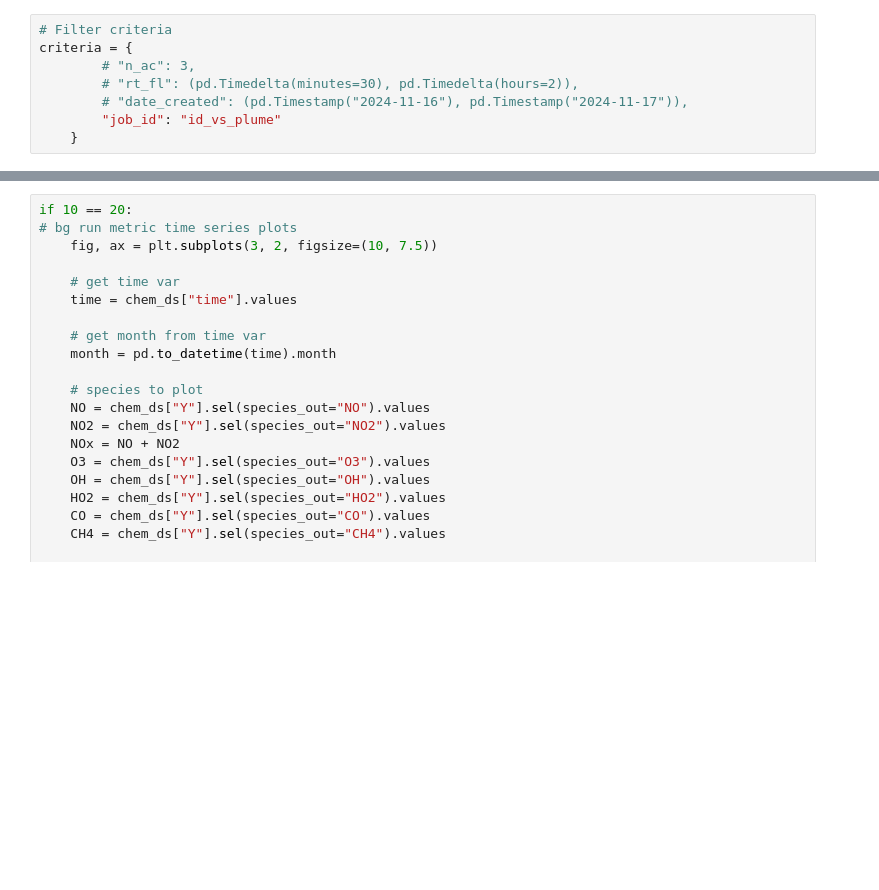
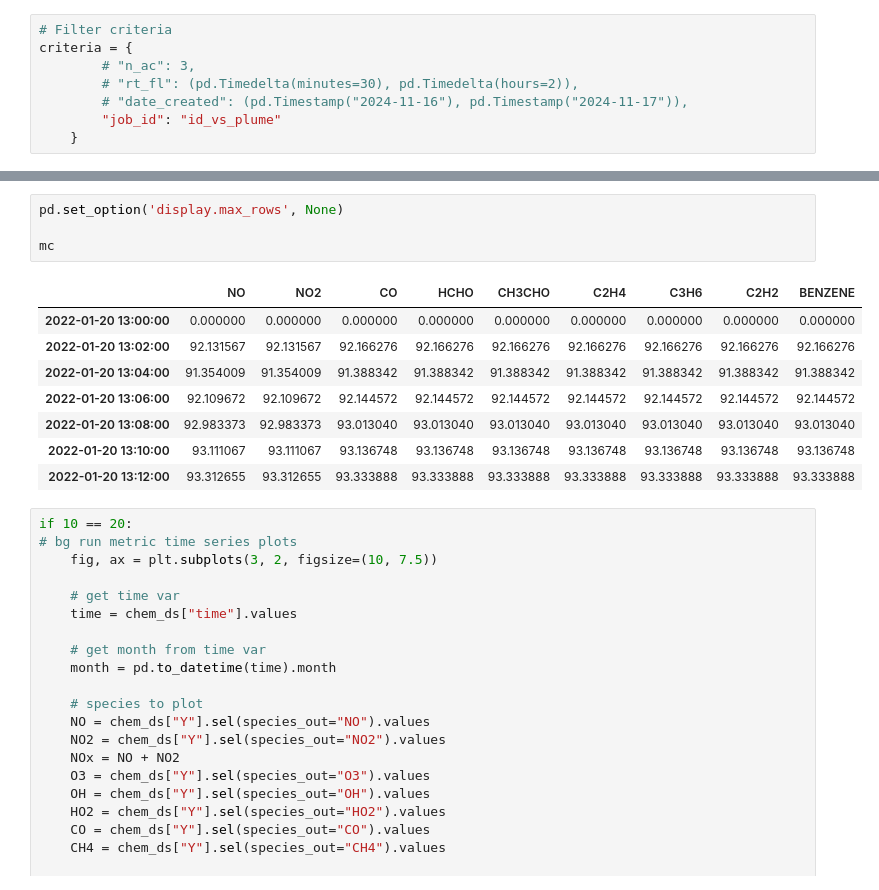
Before and after one commit to ktait98/pycontrails_kt, a Jupyter notebook: pycontrails/models/gpat/pp_gpat_id_vs_plume.ipynb, the cells around one changed output, grey strips where cells are left out. Saved outputs shown, nothing was run; the diff lists cells and outputs as text; blank space fills up the shorter version.

```diff
--- a/pycontrails/models/gpat/pp_gpat_id_vs_plume.ipynb
+++ b/pycontrails/models/gpat/pp_gpat_id_vs_plume.ipynb
@@ -118,3 +177,16 @@ KeyError: 'bg_run_NA_2022-09-01T12_00_00'
+# %%
+pd.set_option('display.max_rows', None)
+
+mc
+# %% [output]
+|  | NO | NO2 | CO | HCHO | CH3CHO | C2H4 | C3H6 | C2H2 | BENZENE |
+| 2022-01-20 13:00:00 | 0.000000 | 0.000000 | 0.000000 | 0.000000 | 0.000000 | 0.000000 | 0.000000 | 0.000000 | 0.000000 |
+| 2022-01-20 13:02:00 | 92.131567 | 92.131567 | 92.166276 | 92.166276 | 92.166276 | 92.166276 | 92.166276 | 92.166276 | 92.166276 |
+| 2022-01-20 13:04:00 | 91.354009 | 91.354009 | 91.388342 | 91.388342 | 91.388342 | 91.388342 | 91.388342 | 91.388342 | 91.388342 |
+| 2022-01-20 13:06:00 | 92.109672 | 92.109672 | 92.144572 | 92.144572 | 92.144572 | 92.144572 | 92.144572 | 92.144572 | 92.144572 |
+| 2022-01-20 13:08:00 | 92.983373 | 92.983373 | 93.013040 | 93.013040 | 93.013040 | 93.013040 | 93.013040 | 93.013040 | 93.013040 |
+| 2022-01-20 13:10:00 | 93.111067 | 93.111067 | 93.136748 | 93.136748 | 93.136748 | 93.136748 | 93.136748 | 93.136748 | 93.136748 |
+| 2022-01-20 13:12:00 | 93.312655 | 93.312655 | 93.333888 | 93.333888 | 93.333888 | 93.333888 | 93.333888 | 93.333888 | 93.333888 |
 # %%
 if 10 == 20:
 # bg run metric time series plots
```
Also changed, not shown: parts of 7 cells of this notebook, 14 other files.
